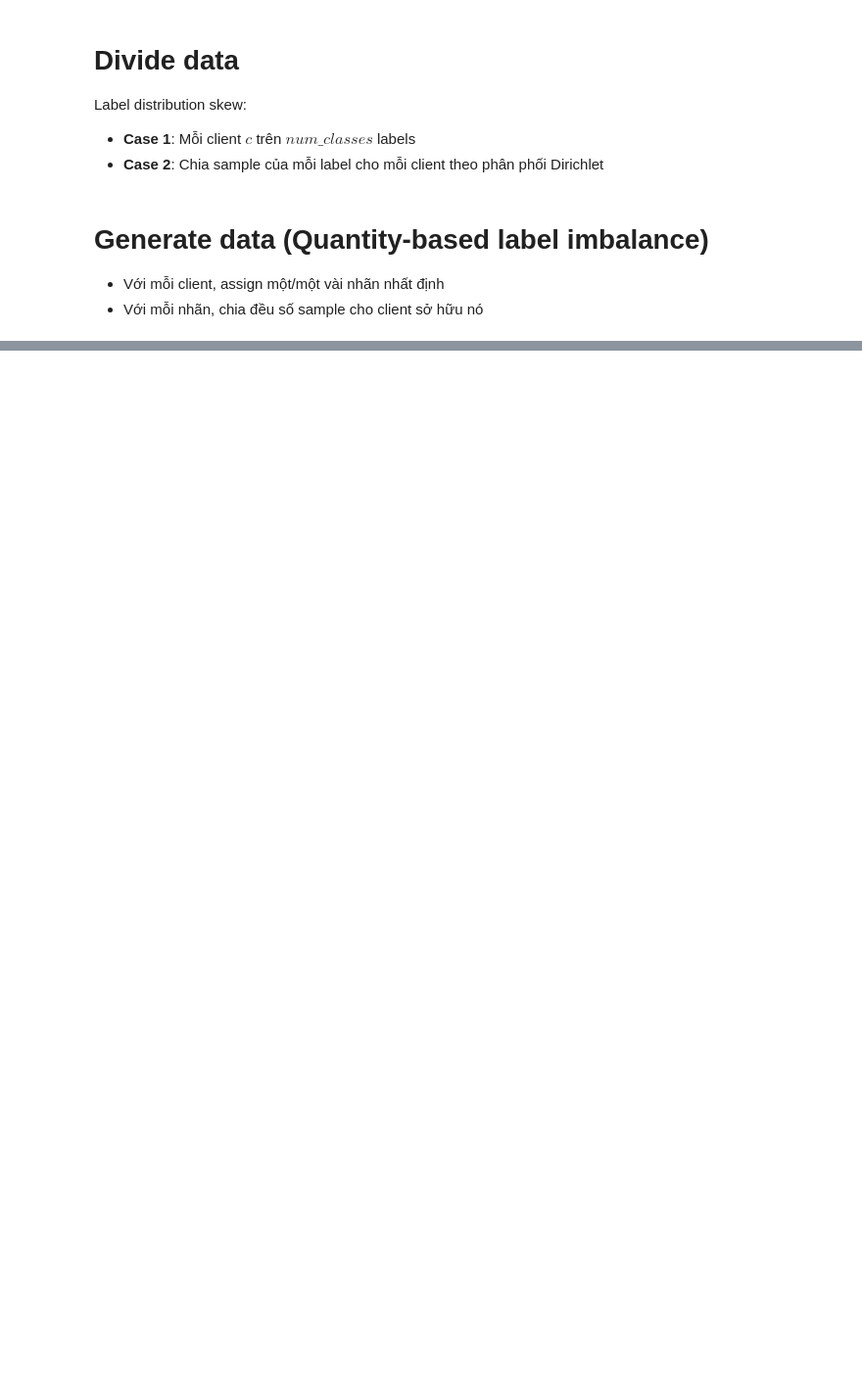
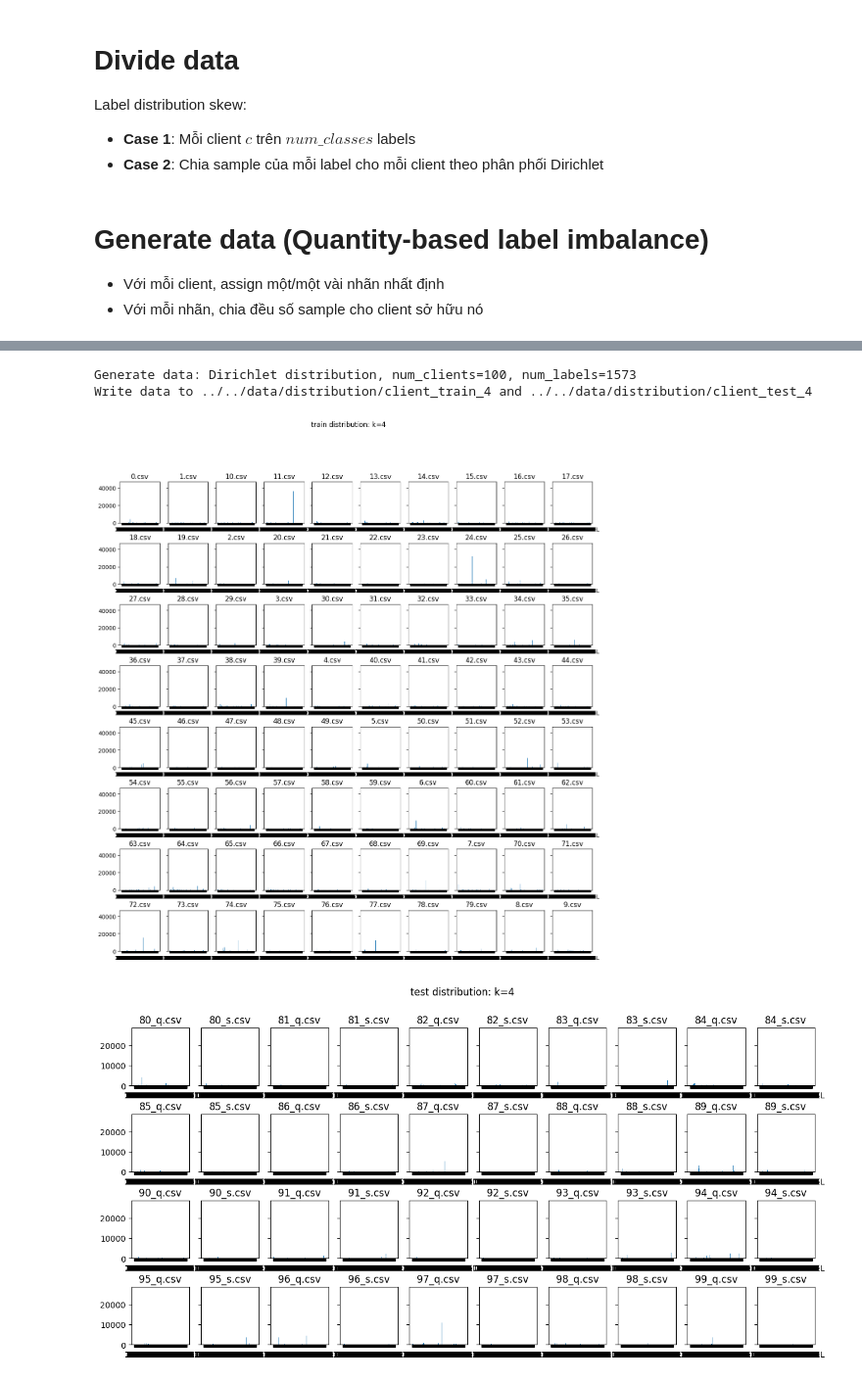
Before and after one commit to IrisStream/Xmoji, a Jupyter notebook: src/data_processing/generator.ipynb, the cells around one changed output, grey strips where cells are left out. Shown at 98% size. Saved outputs shown, nothing was run; the diff lists cells and outputs as text; code cells hidden in the pictures; blank space fills up the shorter version.

Commit message:
Update data generator

```diff
--- a/src/data_processing/generator.ipynb
+++ b/src/data_processing/generator.ipynb
@@ -30,0 +31,12 @@ Name: TEXT, Length: 9988380, dtype: object
+# %%
+from generator import dirichlet_based_gen
+dirichlet_based_gen()
+# %% [output]
+Generate data: Dirichlet distribution, num_clients=100, num_labels=1573
+Write data to ../../data/distribution/client_train_4 and ../../data/distribution/client_test_4
+# %%
+from generator import vis_dis_client
+vis_dis_client('../../data', "distribution", 4, 1573)
+# %% [output]
+[figure, added]
+[figure, added]
```
Also changed, not shown: parts of 6 cells of this notebook, 2 other files.
